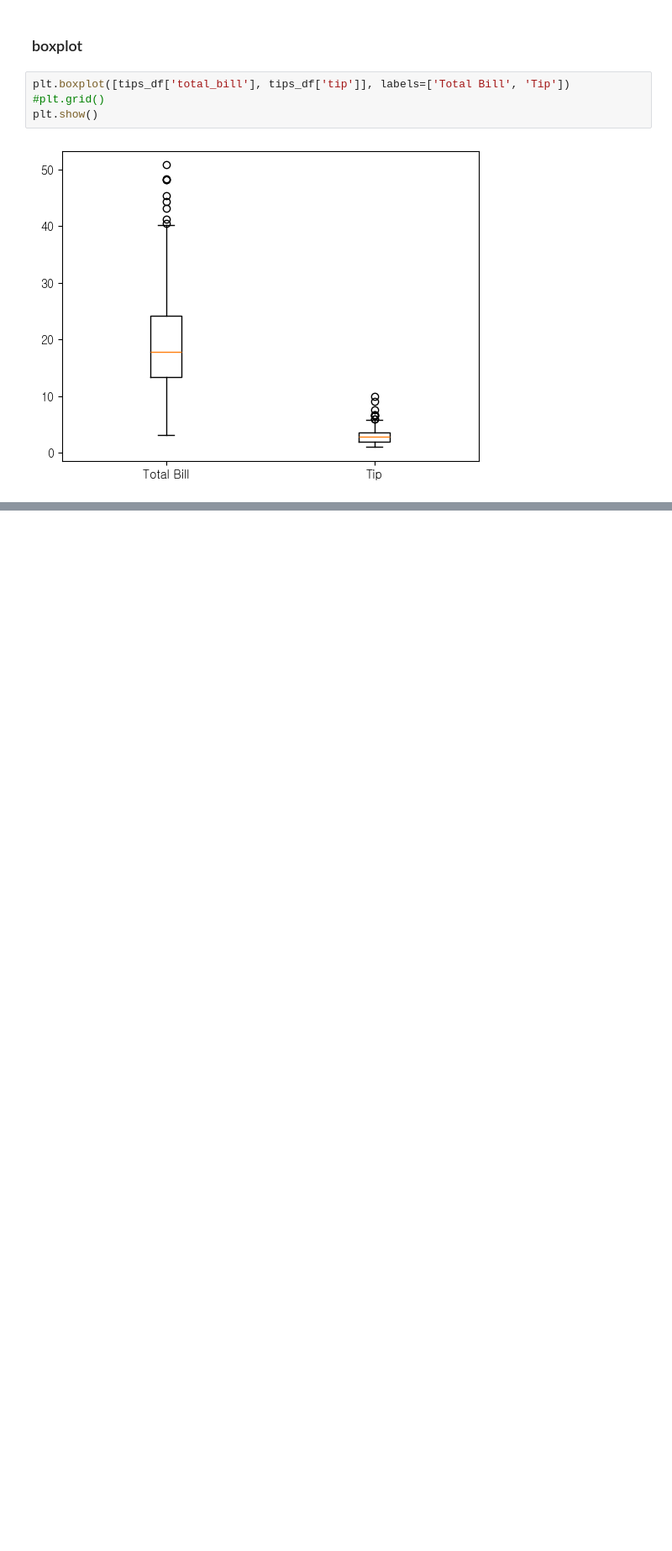
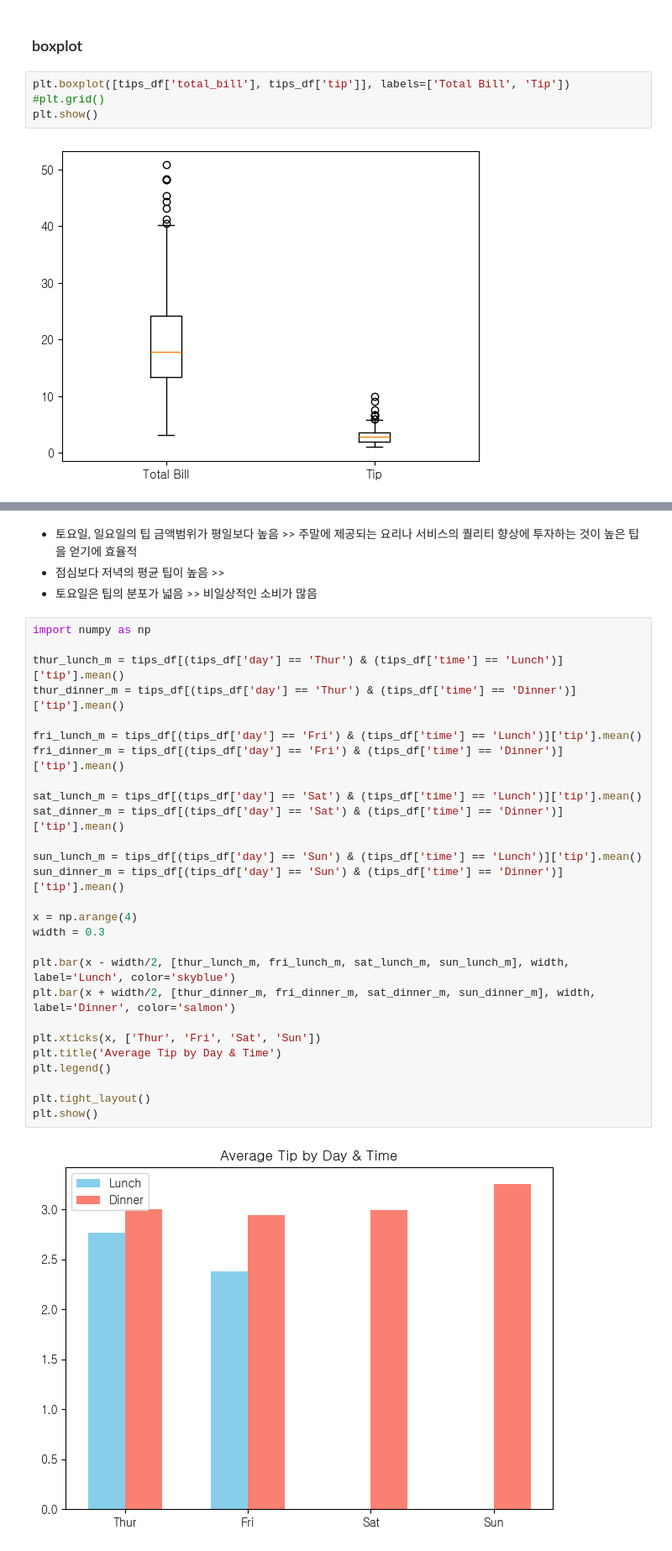
Before and after one commit to sohson/hipython, a Jupyter notebook: 43.시각화.ipynb, the cells around one changed output, grey strips where cells are left out. Shown at 84% size. Cells and saved outputs as stored; diff of their text form; blank space fills up the shorter version.

```diff
--- a/43.시각화.ipynb
+++ b/43.시각화.ipynb
@@ -185,0 +278,33 @@ plt.show()
+# %% [markdown]
+- 토요일, 일요일의 팁 금액범위가 평일보다 높음 >> 주말에 제공되는 요리나 서비스의 퀄리티 향상에 투자하는 것이 높은 팁을 얻기에 효율적
+- 점심보다 저녁의 평균 팁이 높음 >>
+- 토요일은 팁의 분포가 넓음 >> 비일상적인 소비가 많음
+# %%
+import numpy as np
+
+thur_lunch_m = tips_df[(tips_df['day'] == 'Thur') & (tips_df['time'] == 'Lunch')]['tip'].mean()
+thur_dinner_m = tips_df[(tips_df['day'] == 'Thur') & (tips_df['time'] == 'Dinner')]['tip'].mean()
+
+fri_lunch_m = tips_df[(tips_df['day'] == 'Fri') & (tips_df['time'] == 'Lunch')]['tip'].mean()
+fri_dinner_m = tips_df[(tips_df['day'] == 'Fri') & (tips_df['time'] == 'Dinner')]['tip'].mean()
+
+sat_lunch_m = tips_df[(tips_df['day'] == 'Sat') & (tips_df['time'] == 'Lunch')]['tip'].mean()
+sat_dinner_m = tips_df[(tips_df['day'] == 'Sat') & (tips_df['time'] == 'Dinner')]['tip'].mean()
+
+sun_lunch_m = tips_df[(tips_df['day'] == 'Sun') & (tips_df['time'] == 'Lunch')]['tip'].mean()
+sun_dinner_m = tips_df[(tips_df['day'] == 'Sun') & (tips_df['time'] == 'Dinner')]['tip'].mean()
+
+x = np.arange(4)
+width = 0.3
+
+plt.bar(x - width/2, [thur_lunch_m, fri_lunch_m, sat_lunch_m, sun_lunch_m], width, label='Lunch', color='skyblue')
+plt.bar(x + width/2, [thur_dinner_m, fri_dinner_m, sat_dinner_m, sun_dinner_m], width, label='Dinner', color='salmon')
+
+plt.xticks(x, ['Thur', 'Fri', 'Sat', 'Sun'])
+plt.title('Average Tip by Day & Time')
+plt.legend()
+
+plt.tight_layout()
+plt.show()
+# %% [output]
+[figure, added]
```
Also changed, not shown: parts of 5 cells of this notebook, 1 other file.
